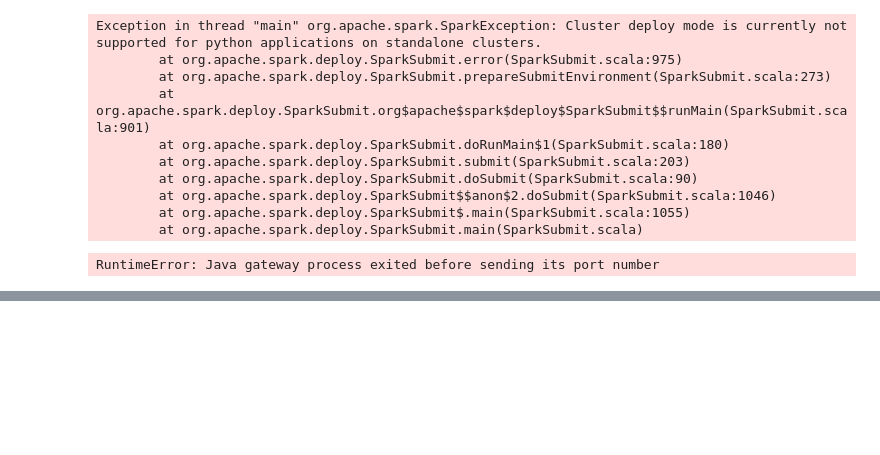
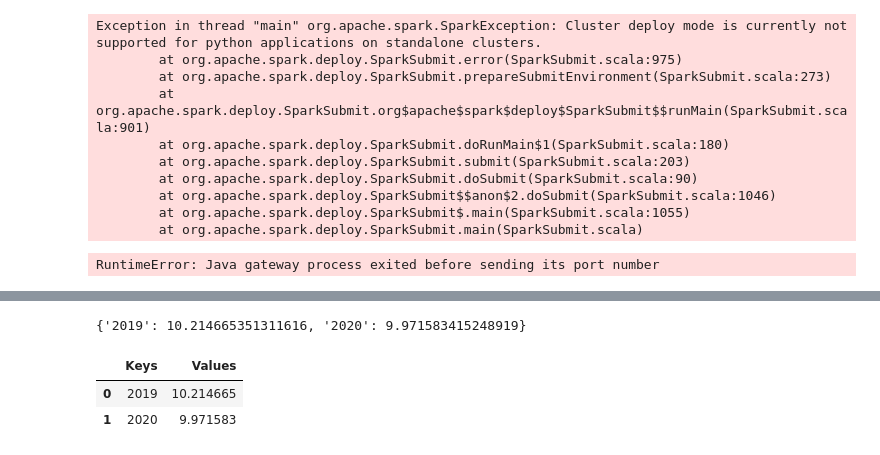
Before and after one commit to DanielDaCosta/distributed-file-system, a Jupyter notebook: tools.ipynb, the cells around one changed output, grey strips where cells are left out. Drawn from its saved outputs; the diff is of its cells as text; code cells hidden in the pictures; blank space fills up the shorter version.

```diff
--- a/tools.ipynb
+++ b/tools.ipynb
@@ -1049,0 +1579,14 @@ rdd.count()
+# %%
+reduced_data = dict((key[:4], value) for (key, value) in reduced_data.items())
+# %%
+reduced_data
+# %% [output]
+{'2019': 10.214665351311616, '2020': 9.971583415248919}
+# %%
+df = pd.DataFrame({'Year': list(reduced_data.keys()), 'Value': list(reduced_data.values())})
+# %%
+df
+# %% [output]
+|  | Keys | Values |
+| 0 | 2019 | 10.214665 |
+| 1 | 2020 | 9.971583 |
```
Also changed, not shown: parts of 38 cells of this notebook, 48 other files.
